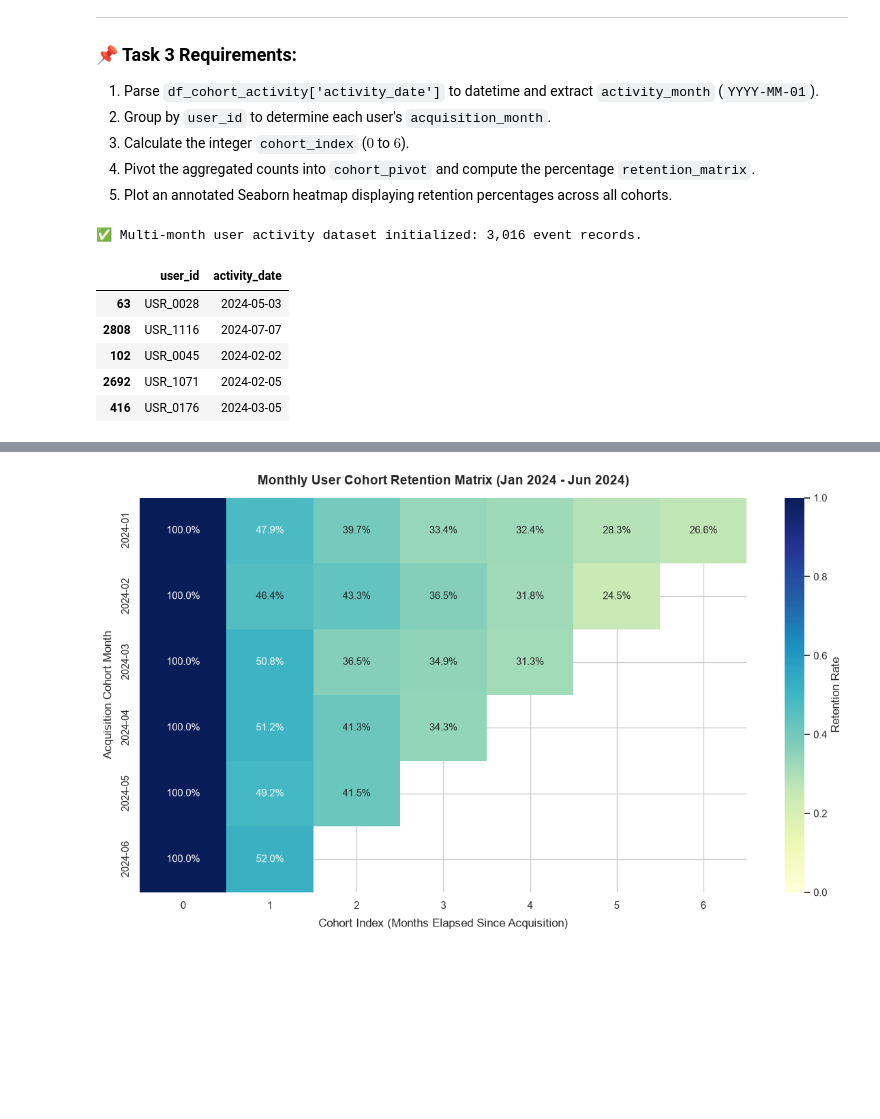
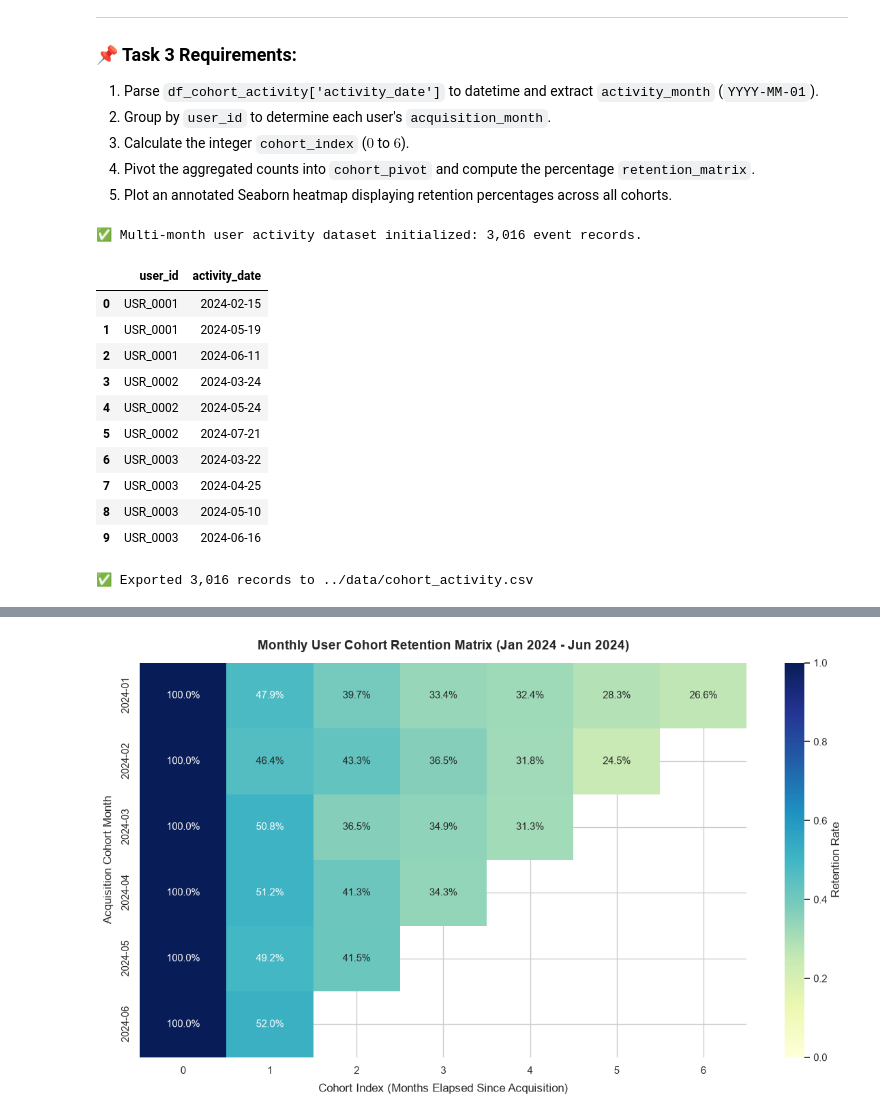
Before and after one commit to neharika/ab-testing-product-analytics, a Jupyter notebook: notebooks/ab_testing_product_analytics_master_notebook.ipynb, the cells around one changed output, grey strips where cells are left out. Cells and saved outputs as stored; diff of their text form; code cells hidden in the pictures; blank space fills up the shorter version.

```diff
--- a/notebooks/ab_testing_product_analytics_master_notebook.ipynb
+++ b/notebooks/ab_testing_product_analytics_master_notebook.ipynb
@@ -309,35 +299,51 @@ months_cohort = pd.date_range('2024-01-01', '2024-07-01', freq='MS')
 cohort_activity_records = []
 
 for u in range(n_users_cohort):
     u_id = f'USR_{u+1:04d}'
     acq_idx = int(np.random.choice(range(len(months_cohort)-1), p=[0.25, 0.20, 0.20, 0.15, 0.10, 0.10]))
     acq_month = months_cohort[acq_idx]
 
     # Month 0 activity (100% presence)
     cohort_activity_records.append({
         'user_id': u_id,
         'activity_date': acq_month + pd.Timedelta(days=int(np.random.randint(0, 25)))
     })
 
     # Retention decay curve (Month 1 drop ~50%, then flattening out to ~25%)
     decay_probabilities = [0.52, 0.40, 0.33, 0.28, 0.26, 0.25]
     for offset in range(1, len(months_cohort) - acq_idx):
         p_active = decay_probabilities[offset - 1]
         if np.random.rand() < p_active:
             act_m = months_cohort[acq_idx + offset]
             cohort_activity_records.append({
                 'user_id': u_id,
                 'activity_date': act_m + pd.Timedelta(days=int(np.random.randint(0, 25)))
             })
 
 df_cohort_activity = pd.DataFrame(cohort_activity_records)
 print(f'✅ Multi-month user activity dataset initialized: {len(df_cohort_activity):,} event records.')
 df_cohort_activity.sample(5, random_state=42)
+df_cohort_activity.head(10)
 # %% [output]
 ✅ Multi-month user activity dataset initialized: 3,016 event records.
 |  | user_id | activity_date |
-| 63 | USR_0028 | 2024-05-03 |
-| 2808 | USR_1116 | 2024-07-07 |
-| 102 | USR_0045 | 2024-02-02 |
-| 2692 | USR_1071 | 2024-02-05 |
-| 416 | USR_0176 | 2024-03-05 |
+| 0 | USR_0001 | 2024-02-15 |
+| 1 | USR_0001 | 2024-05-19 |
+| 2 | USR_0001 | 2024-06-11 |
+| 3 | USR_0002 | 2024-03-24 |
+| 4 | USR_0002 | 2024-05-24 |
+| 5 | USR_0002 | 2024-07-21 |
+| 6 | USR_0003 | 2024-03-22 |
+| 7 | USR_0003 | 2024-04-25 |
+| 8 | USR_0003 | 2024-05-10 |
+| 9 | USR_0003 | 2024-06-16 |
+# %%
+# Export synthetic cohort activity dataset
+
+output_path = Path('../data/cohort_activity.csv')
+
+df_cohort_activity.to_csv(output_path, index=False)
+
+print(f"✅ Exported {len(df_cohort_activity):,} records to {output_path}")
+# %% [output]
+✅ Exported 3,016 records to ../data/cohort_activity.csv
```
Also changed, not shown: parts of 7 cells of this notebook, 3 other files.
